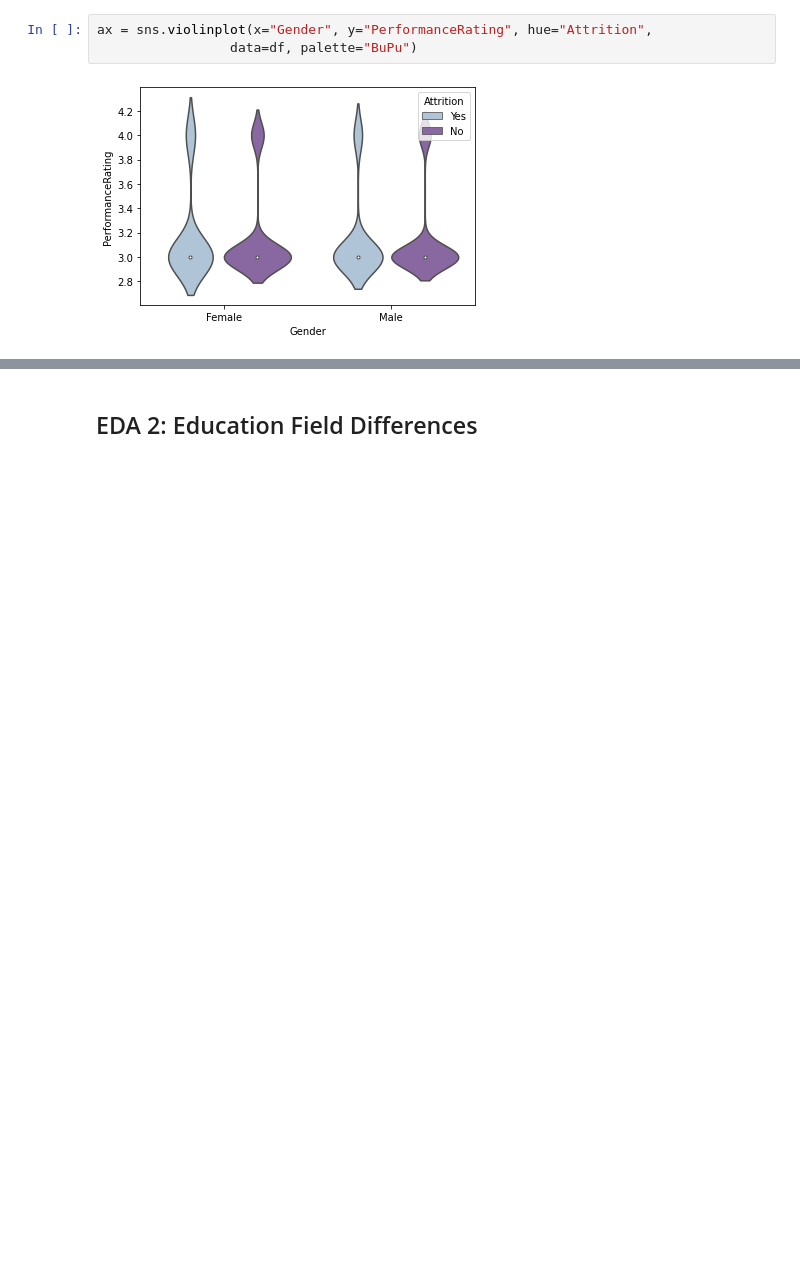
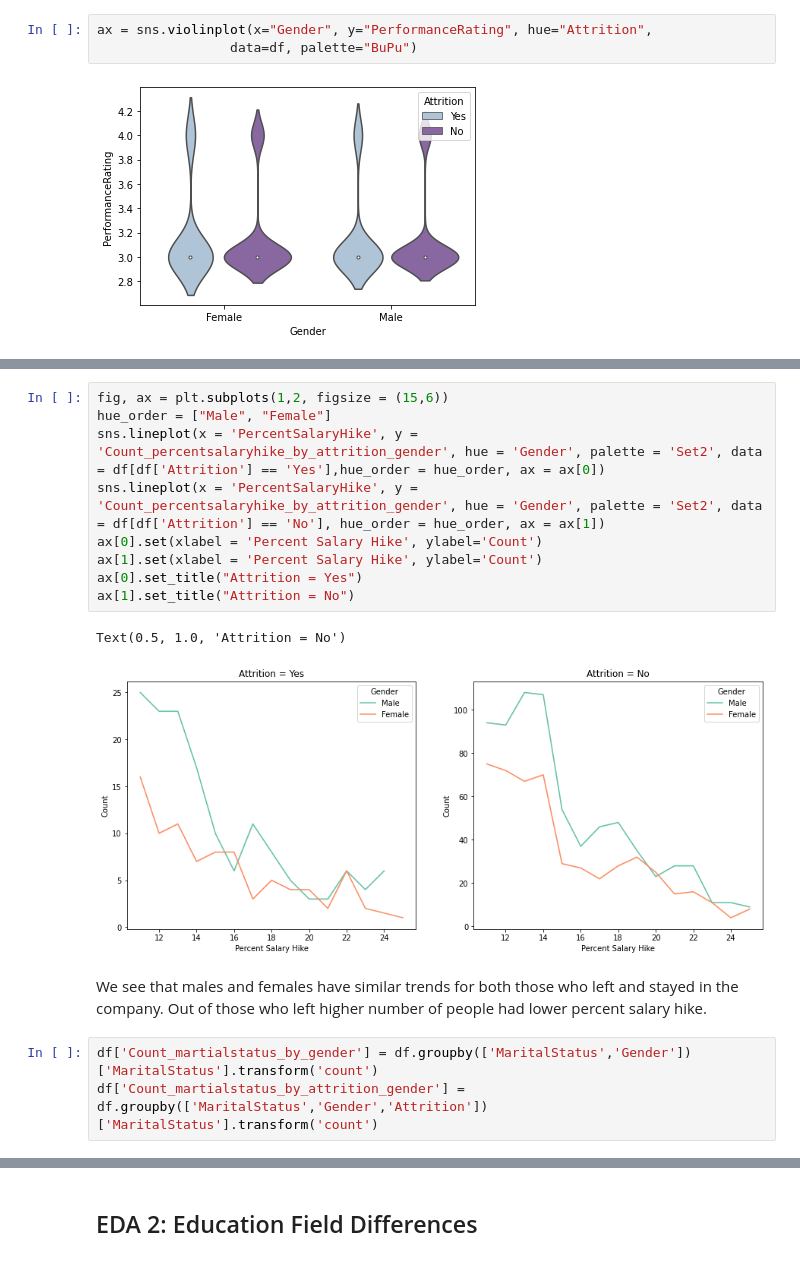
Before and after one commit to vita-levytska/HR-Analytics, a Jupyter notebook: HR-Analytics.ipynb, the cells around one changed output, grey strips where cells are left out. Saved outputs shown, nothing was run; the diff lists cells and outputs as text; blank space fills up the shorter version.

```diff
--- a/HR-Analytics.ipynb
+++ b/HR-Analytics.ipynb
@@ -247,0 +252,17 @@ plt.plot(x = "PercentSalaryHike", y = "PercentSalaryHike", kind = count)
+# %%
+fig, ax = plt.subplots(1,2, figsize = (15,6))
+hue_order = ["Male", "Female"]
+sns.lineplot(x = 'PercentSalaryHike', y = 'Count_percentsalaryhike_by_attrition_gender', hue = 'Gender', palette = 'Set2', data = df[df['Attrition'] == 'Yes'],hue_order = hue_order, ax = ax[0])
+sns.lineplot(x = 'PercentSalaryHike', y = 'Count_percentsalaryhike_by_attrition_gender', hue = 'Gender', palette = 'Set2', data = df[df['Attrition'] == 'No'], hue_order = hue_order, ax = ax[1])
+ax[0].set(xlabel = 'Percent Salary Hike', ylabel='Count')
+ax[1].set(xlabel = 'Percent Salary Hike', ylabel='Count')
+ax[0].set_title("Attrition = Yes")
+ax[1].set_title("Attrition = No")
+# %% [output]
+Text(0.5, 1.0, 'Attrition = No')
+[figure, added]
+# %% [markdown]
+We see that males and females have similar trends for both those who left and stayed in the company. Out of those who left higher number of people had lower percent salary hike.
+# %%
+df['Count_martialstatus_by_gender'] = df.groupby(['MaritalStatus','Gender'])['MaritalStatus'].transform('count')
+df['Count_martialstatus_by_attrition_gender'] = df.groupby(['MaritalStatus','Gender','Attrition'])['MaritalStatus'].transform('count')
```
Also changed, not shown: parts of 24 cells of this notebook.
